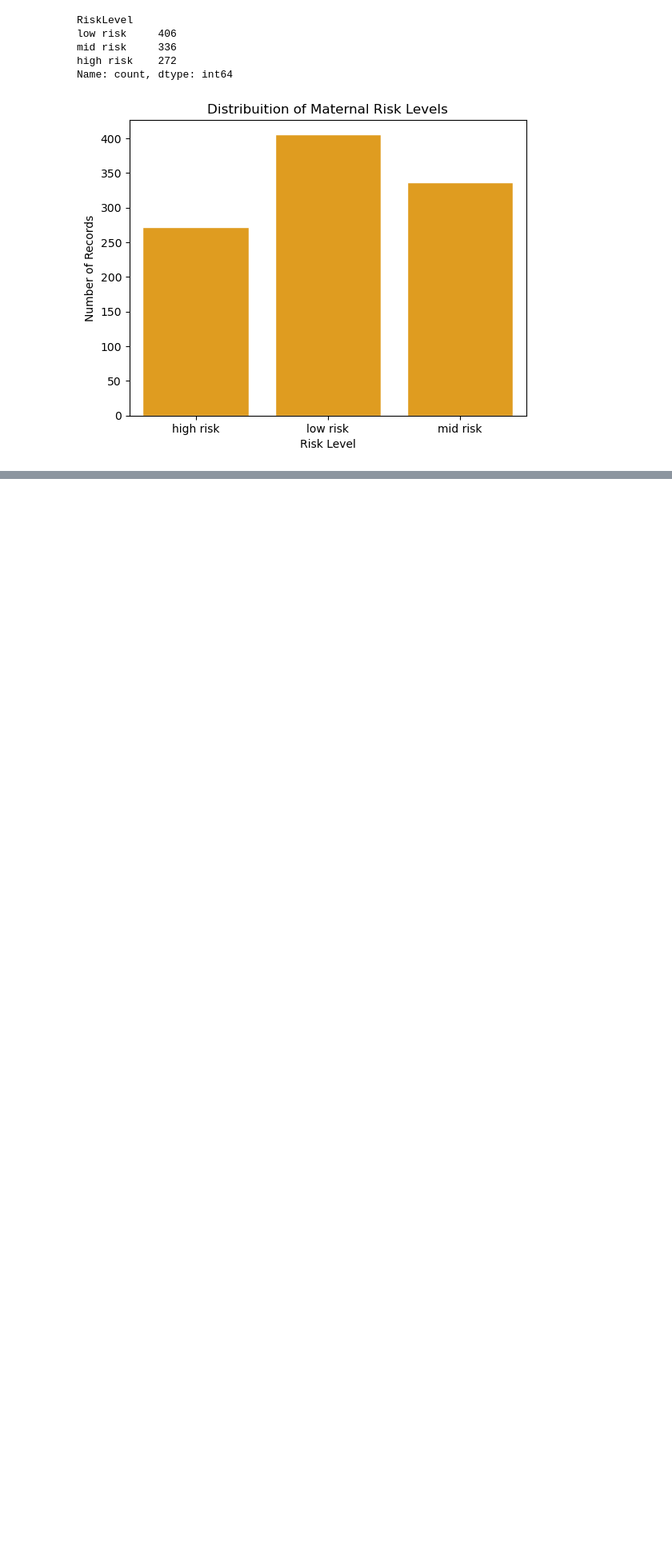
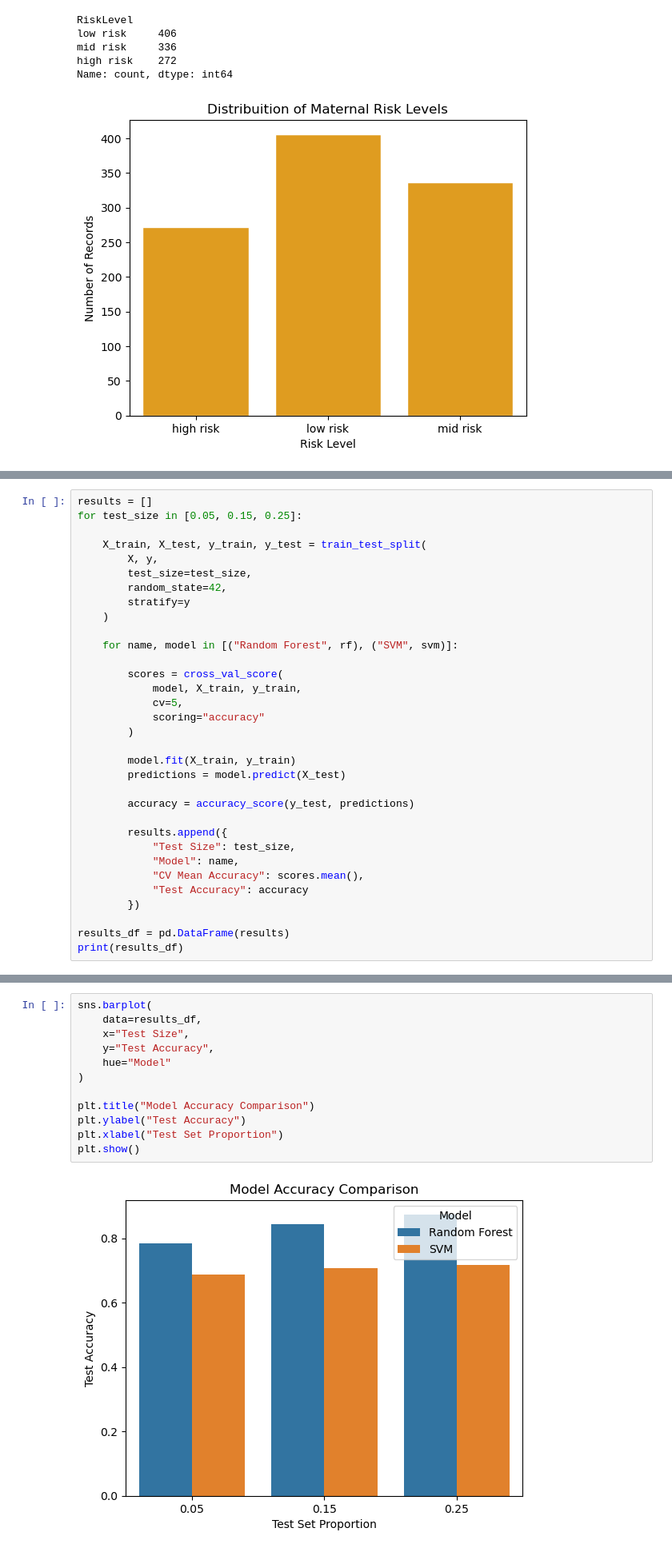
Before and after one commit to 2026558-lab/Machine-Learning, a Jupyter notebook: Project Machine Learning.ipynb, the cells around one changed output, grey strips where cells are left out. Shown at 80% size. Drawn from its saved outputs; the diff is of its cells as text; blank space fills up the shorter version.

```diff
--- a/Project Machine Learning.ipynb
+++ b/Project Machine Learning.ipynb
@@ -69,0 +153,33 @@ y = data_maternal["RiskLevel"]
+# %%
+results = []
+for test_size in [0.05, 0.15, 0.25]:
+
+    X_train, X_test, y_train, y_test = train_test_split(
+        X, y,
+        test_size=test_size,
+        random_state=42,
+        stratify=y
+    )
+
+    for name, model in [("Random Forest", rf), ("SVM", svm)]:
+
+        scores = cross_val_score(
+            model, X_train, y_train,
+            cv=5,
+            scoring="accuracy"
+        )
+
+        model.fit(X_train, y_train)
+        predictions = model.predict(X_test)
+
+        accuracy = accuracy_score(y_test, predictions)
+
+        results.append({
+            "Test Size": test_size,
+            "Model": name,
+            "CV Mean Accuracy": scores.mean(),
+            "Test Accuracy": accuracy
+        })
+
+results_df = pd.DataFrame(results)
+print(results_df)
@@ -69,0 +194,14 @@ y = data_maternal["RiskLevel"]
+# %%
+sns.barplot(
+    data=results_df,
+    x="Test Size",
+    y="Test Accuracy",
+    hue="Model"
+)
+
+plt.title("Model Accuracy Comparison")
+plt.ylabel("Test Accuracy")
+plt.xlabel("Test Set Proportion")
+plt.show()
+# %% [output]
+[figure, added]
```
Also changed, not shown: parts of 11 cells of this notebook.
